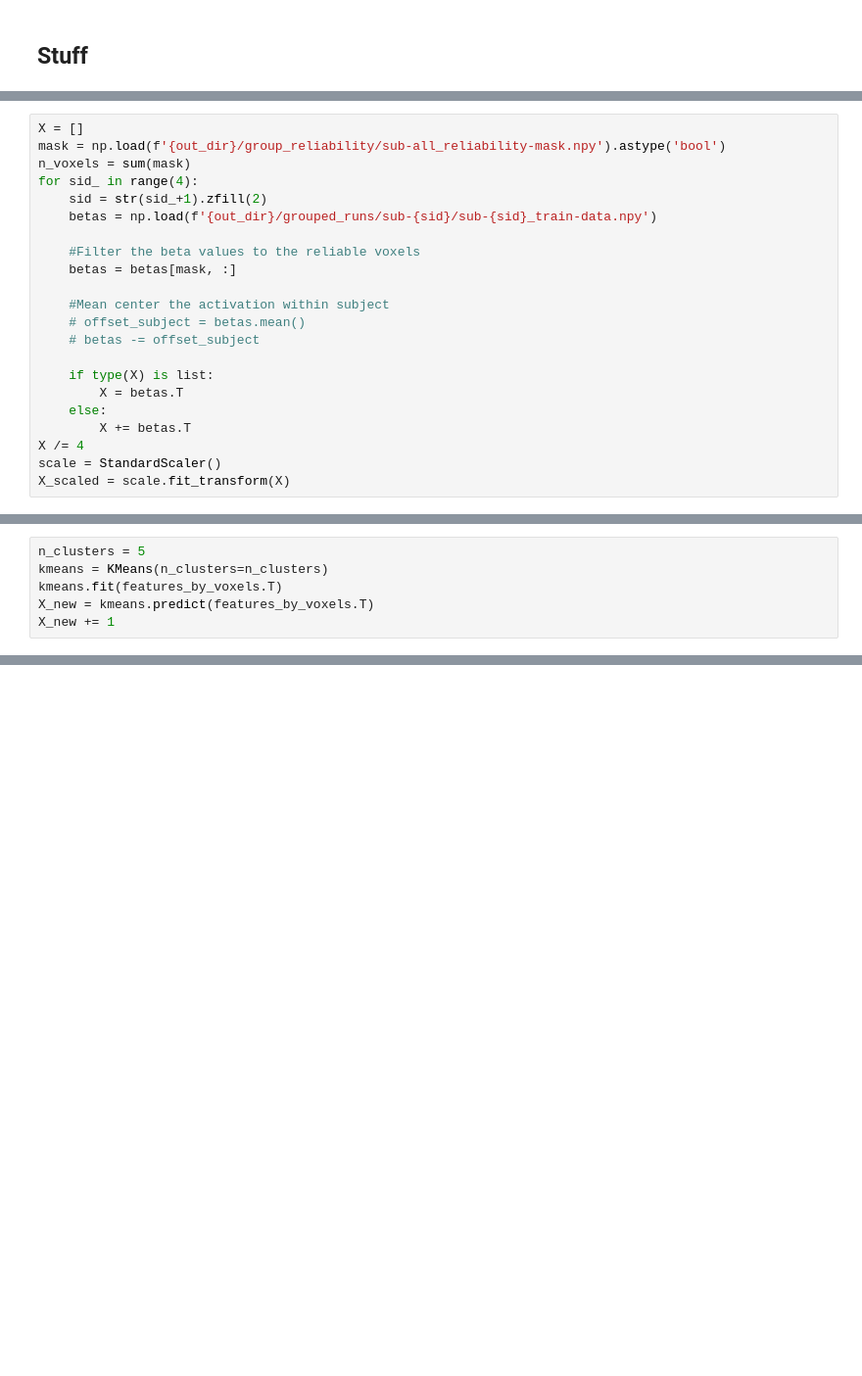
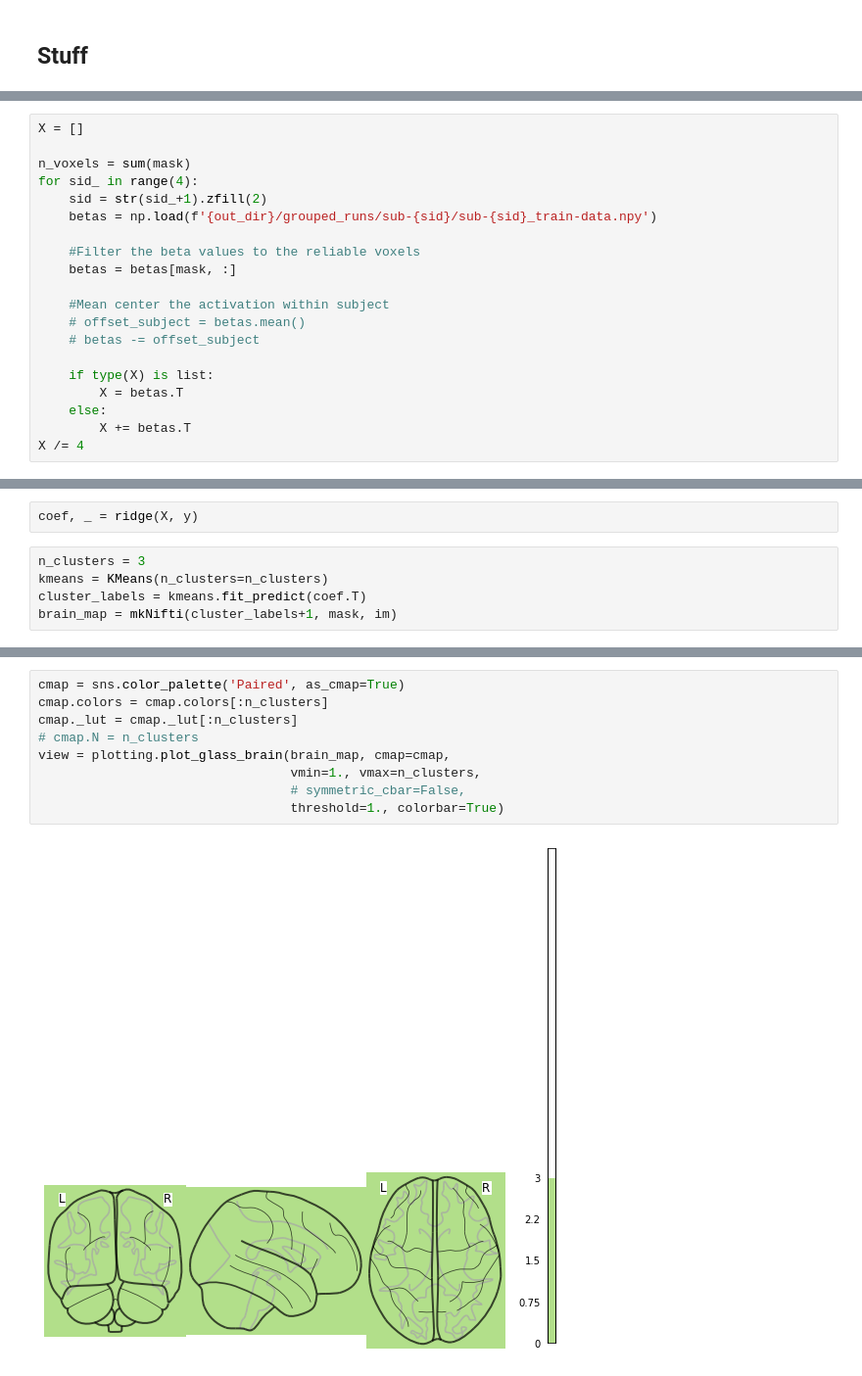
Before and after one commit to Isik-lab/SIfMRI_analysis, a Jupyter notebook: notebooks/Voxelwise PCA.ipynb, the cells around one changed output, grey strips where cells are left out. Shown at 98% size. Saved outputs shown, nothing was run; the diff lists cells and outputs as text; blank space fills up the shorter version.

Commit message:
kmeans

```diff
--- a/notebooks/Voxelwise PCA.ipynb
+++ b/notebooks/Voxelwise PCA.ipynb
@@ -177,6 +100,6 @@ plt.savefig(f'sub-{sid}.png')
 # %%
 X = []
-mask = np.load(f'{out_dir}/group_reliability/sub-all_reliability-mask.npy').astype('bool')
+
 n_voxels = sum(mask)
 for sid_ in range(4):
     sid = str(sid_+1).zfill(2)
@@ -194,5 +117,3 @@ for sid_ in range(4):
     else:
         X += betas.T
 X /= 4
-scale = StandardScaler()
-X_scaled = scale.fit_transform(X)
@@ -234,6 +129,7 @@ features_by_voxels = lr.coef_
+# %%
+coef, _ = ridge(X, y)
 # %%
-n_clusters = 5
+n_clusters = 3
 kmeans = KMeans(n_clusters=n_clusters)
-kmeans.fit(features_by_voxels.T)
-X_new = kmeans.predict(features_by_voxels.T)
-X_new += 1
+cluster_labels = kmeans.fit_predict(coef.T)
+brain_map = mkNifti(cluster_labels+1, mask, im)
@@ -252 +136,12 @@ NameError: name 'n_clusters' is not defined
+# %%
+cmap = sns.color_palette('Paired', as_cmap=True)
+cmap.colors = cmap.colors[:n_clusters]
+cmap._lut = cmap._lut[:n_clusters]
+# cmap.N = n_clusters
+view = plotting.plot_glass_brain(brain_map, cmap=cmap,
+                                 vmin=1., vmax=n_clusters,
+                                 # symmetric_cbar=False,
+                                 threshold=1., colorbar=True)
+# %% [output]
+[figure, added]
 # %%
```
Also changed, not shown: parts of 32 cells of this notebook, 21 other files.
